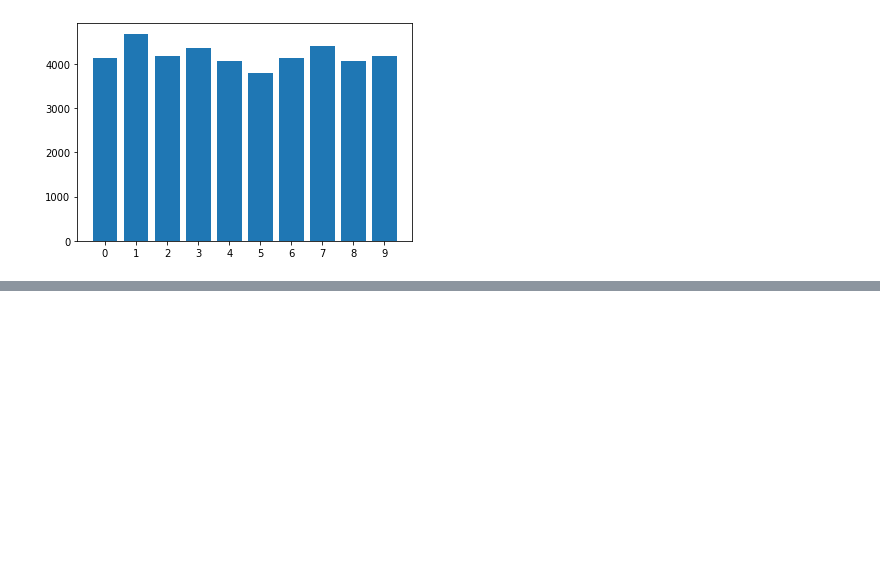
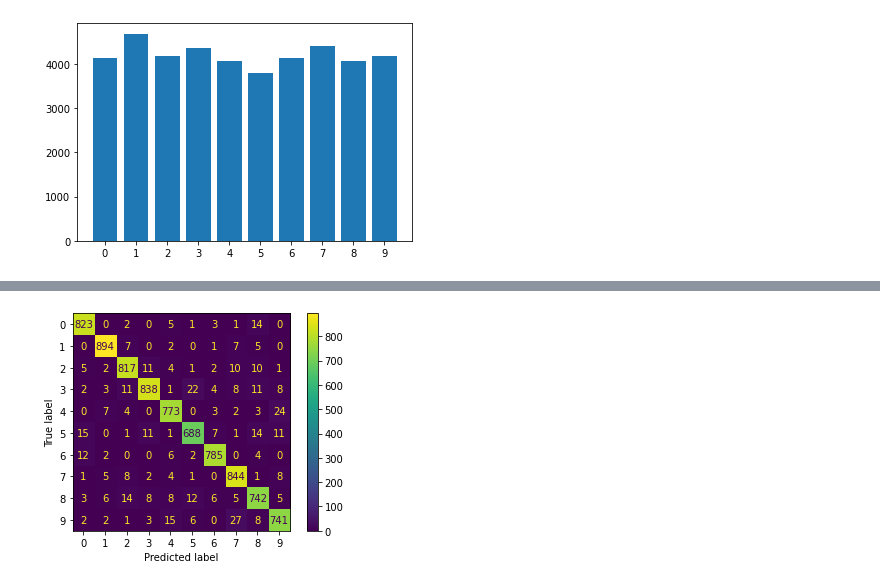
Before and after one commit to katkatkat1357/kaggle, a Jupyter notebook: digit-recognizer/digit-recognizer.ipynb, the cells around one changed output, grey strips where cells are left out. Saved outputs shown, nothing was run; the diff lists cells and outputs as text; code cells hidden in the pictures; blank space fills up the shorter version.

```diff
--- a/digit-recognizer/digit-recognizer.ipynb
+++ b/digit-recognizer/digit-recognizer.ipynb
@@ -48,0 +108,11 @@ plt.show()
+# %%
+y_test_predicted = classifier.predict(X_test)
+
+cm = confusion_matrix(y_test, y_test_predicted)
+
+disp = ConfusionMatrixDisplay(cm)
+disp.plot()
+
+plt.show()
+# %% [output]
+[figure, added]
```
Also changed, not shown: parts of 7 cells of this notebook.
